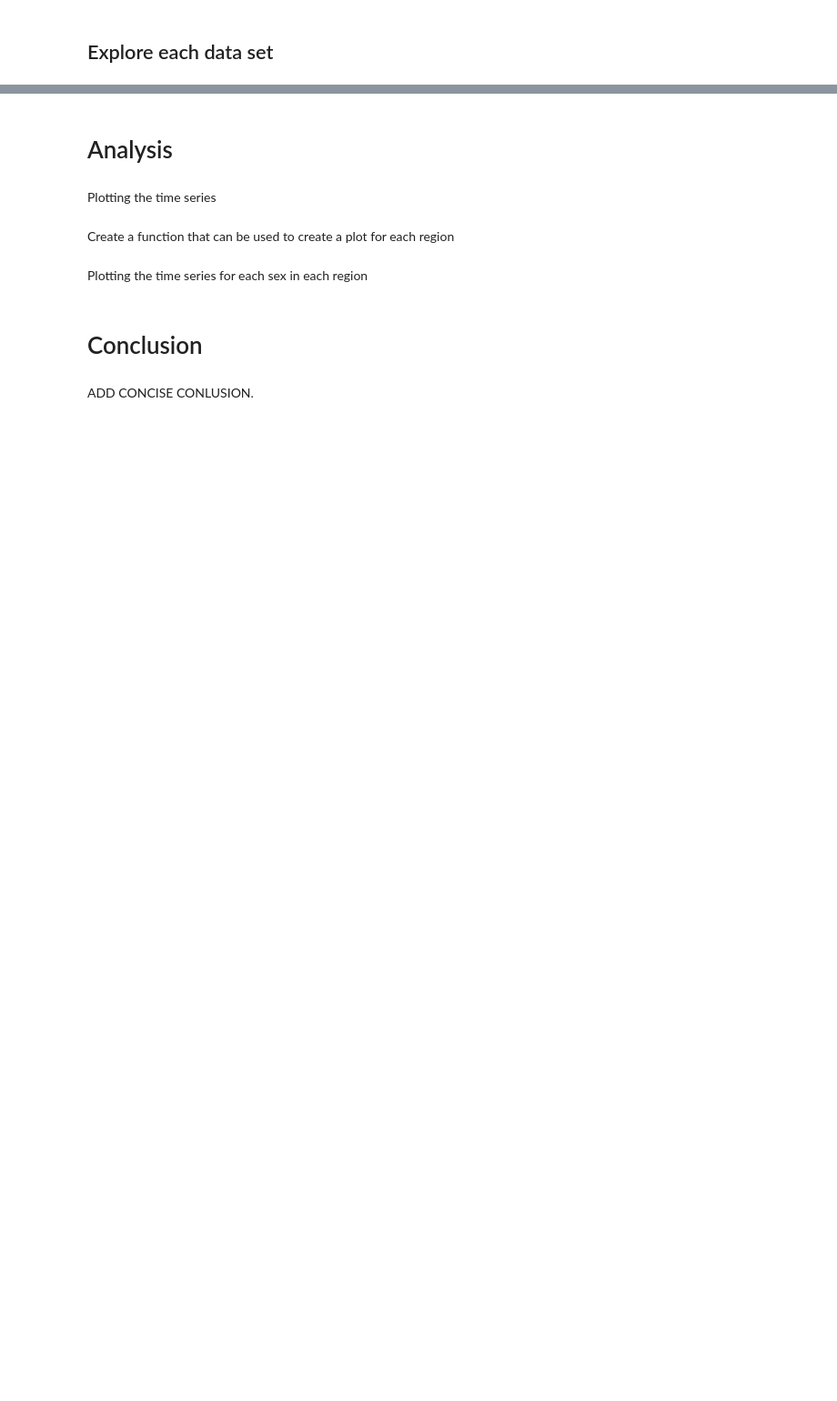
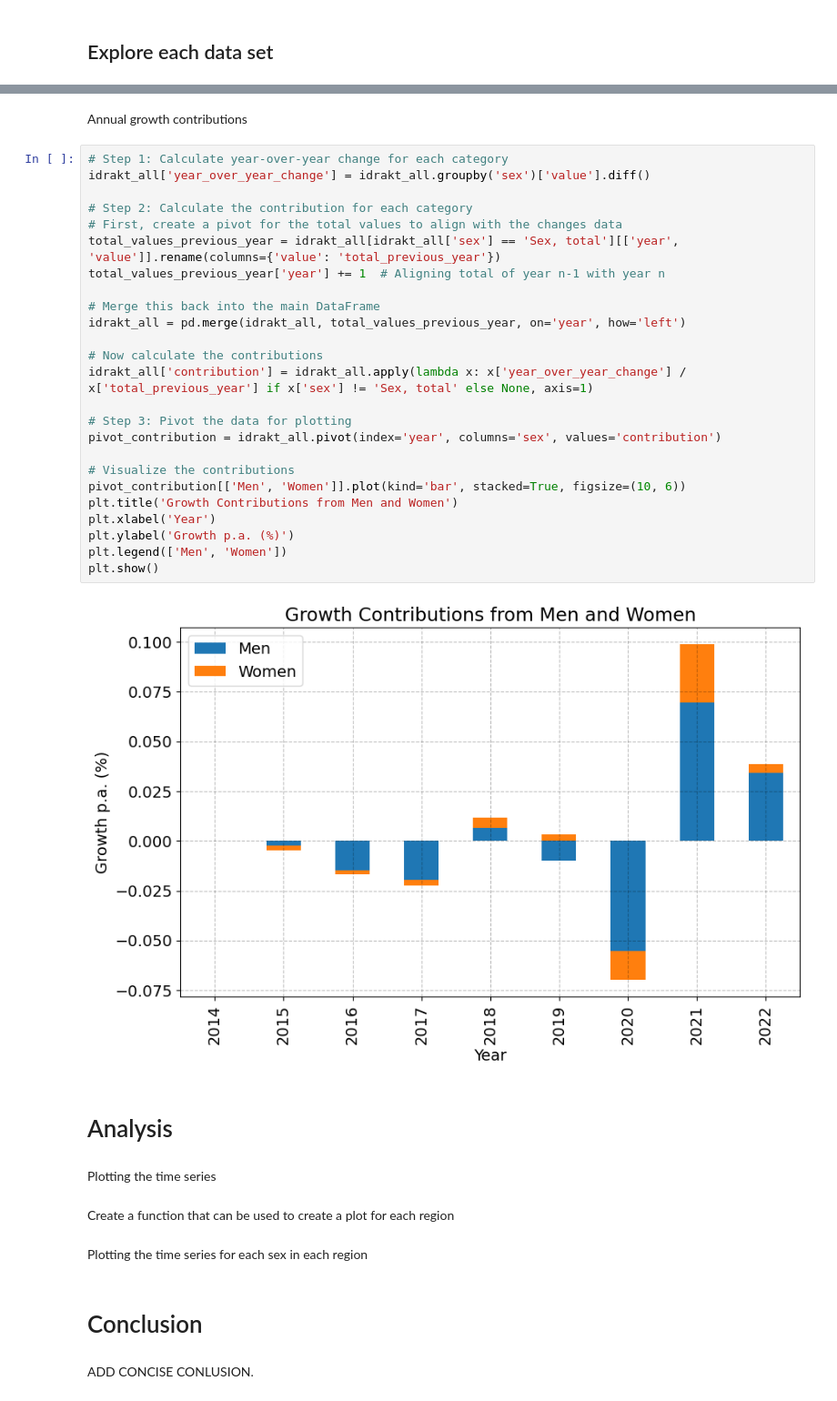
Before and after one commit to NumEconCopenhagen/projects-2024-econtechvets, a Jupyter notebook: dataproject/dataproject.ipynb, the cells around one changed output, grey strips where cells are left out. Shown at 91% size. Saved outputs shown, nothing was run; the diff lists cells and outputs as text; blank space fills up the shorter version.

```diff
--- a/dataproject/dataproject.ipynb
+++ b/dataproject/dataproject.ipynb
@@ -141,3 +187,32 @@ Exploring the dataset with descriptive statistics
+# %% [markdown]
+Annual growth contributions
+# %%
+# Step 1: Calculate year-over-year change for each category
+idrakt_all['year_over_year_change'] = idrakt_all.groupby('sex')['value'].diff()
+
+# Step 2: Calculate the contribution for each category
+# First, create a pivot for the total values to align with the changes data
+total_values_previous_year = idrakt_all[idrakt_all['sex'] == 'Sex, total'][['year', 'value']].rename(columns={'value': 'total_previous_year'})
+total_values_previous_year['year'] += 1  # Aligning total of year n-1 with year n
+
+# Merge this back into the main DataFrame
+idrakt_all = pd.merge(idrakt_all, total_values_previous_year, on='year', how='left')
+
+# Now calculate the contributions
+idrakt_all['contribution'] = idrakt_all.apply(lambda x: x['year_over_year_change'] / x['total_previous_year'] if x['sex'] != 'Sex, total' else None, axis=1)
+
+# Step 3: Pivot the data for plotting
+pivot_contribution = idrakt_all.pivot(index='year', columns='sex', values='contribution')
+
+# Visualize the contributions
+pivot_contribution[['Men', 'Women']].plot(kind='bar', stacked=True, figsize=(10, 6))
+plt.title('Growth Contributions from Men and Women')
+plt.xlabel('Year')
+plt.ylabel('Growth p.a. (%)')
+plt.legend(['Men', 'Women'])
+plt.show()
+# %% [output]
+[figure, added]
 # %% [markdown]
 # Analysis
 # %% [markdown]
```
Also changed, not shown: parts of 14 cells of this notebook.
